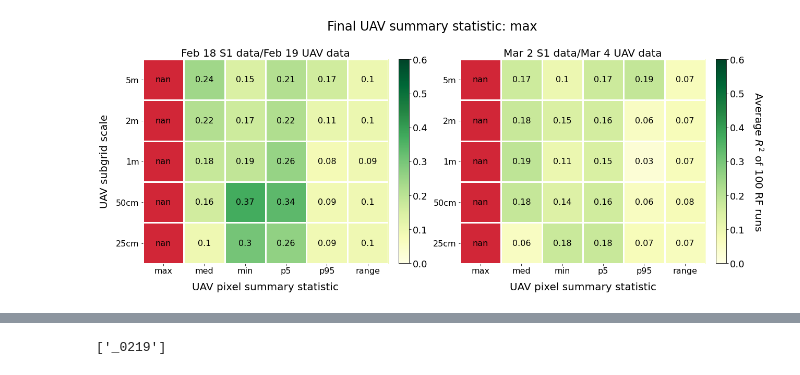
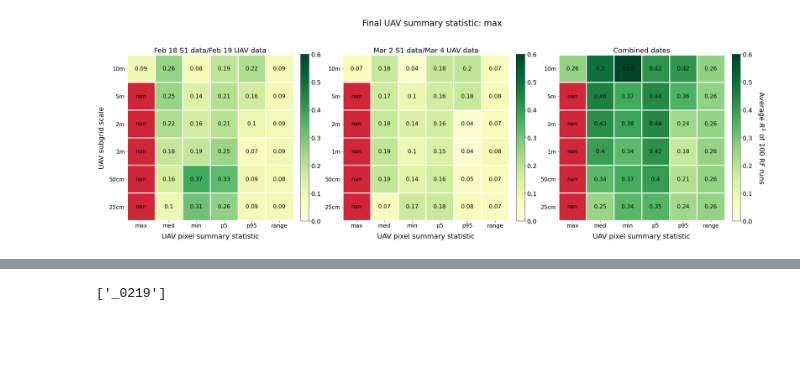
Before and after one commit to rpalomaki/iceroughness_RF, a Jupyter notebook: figures.ipynb, the cells around one changed output, grey strips where cells are left out. Saved outputs shown, nothing was run; the diff lists cells and outputs as text; code cells hidden in the pictures; blank space fills up the shorter version.

```diff
--- a/figures.ipynb
+++ b/figures.ipynb
@@ -102,5 +104,5 @@ files_0302
 # %%
-s1_unit = 'raw_power'
+s1_unit = 'dB'
 second_stat = 'max'
 
 metrics_dir = 'output/rf_metrics/single_date'
@@ -120,6 +122,19 @@ zonal_0302 = [f for f in metrics_0302 if 'zonal' in f]
 subset_0219 = [f for f in zonal_0219 if second_stat in f.split('.')[0].split('_')[-1]]
 subset_0302 = [f for f in zonal_0302 if second_stat in f.split('.')[0].split('_')[-1]]
 
+ind = ['10m','5m','2m','1m','50cm','25cm']
+cols = ['max','med','min','p5','p95','range']
+df_0219 = pd.DataFrame(index=ind, columns=cols, dtype=float)
+df_0302 = pd.DataFrame(index=ind, columns=cols, dtype=float)
+df_multi = pd.DataFrame(index=ind, columns=cols, dtype=float)
+
+# Add in 10m filenames
+files_10m_0219 = [f'{metrics_dir}/0219/func_test_{s1_unit}_zonal_0219_10m_{i}.csv' for i in cols]
+files_10m_0302 = [f'{metrics_dir}/0302/func_test_{s1_unit}_zonal_0304_10m_{i}.csv' for i in cols]
+subset_0219 = files_10m_0219 + subset_0219
+subset_0302 = files_10m_0302 + subset_0302
+
+
 def single_to_multi(s):
     parts = s.split(re.findall(r'_\d{4}', s)[0])
     full = parts[0] + parts[1]
@@ -129,11 +144,6 @@ def single_to_multi(s):
 
 subset_multi = [single_to_multi(f) for f in subset_0219]
 
-ind = ['5m','2m','1m','50cm','25cm']
-cols = ['max','med','min','p5','p95','range']
-df_0219 = pd.DataFrame(index=ind, columns=cols, dtype=float)
-df_0302 = pd.DataFrame(index=ind, columns=cols, dtype=float)
-df_multi = pd.DataFrame(index=ind, columns=cols, dtype=float)
 
 for f0219, f0302, fmulti in zip(subset_0219, subset_0302, subset_multi):
     data_0219 = pd.read_csv(f0219, index_col=0)
@@ -143,7 +153,10 @@ for f0219, f0302, fmulti in zip(subset_0219, subset_0302, subset_multi):
     r2_0302 = data_0302['r2'].mean()
     r2_multi = data_multi['r2'].mean()
     scale = re.findall(r'_\d{1,2}[a-z]{1,2}_', f0219)[0].split('_')[1]
-    stat = f0219.split('_')[-2]
+    if scale == '10m':
+        stat = f0219.split('_')[-1].split('.')[0]
+    else:
+        stat = f0219.split('_')[-2]
     df_0219.loc[scale, stat] = r2_0219
     df_0302.loc[scale, stat] = r2_0302
     df_multi.loc[scale, stat] = r2_multi
@@ -153,9 +166,9 @@ cmap = plt.get_cmap('YlGn')#.set_bad('#d12637')
 vmin = 0
 vmax = 0.6
 
-dfs = [df_0219, df_0302]#, df_multi]
+dfs = [df_0219, df_0302, df_multi]
 titles = ['Feb 18 S1 data/Feb 19 UAV data', 'Mar 2 S1 data/Mar 4 UAV data', 'Combined dates']
-fig, ax = plt.subplots(1, len(dfs), figsize=(9*len(dfs),8))
+fig, ax = plt.subplots(1, len(dfs), figsize=(9*len(dfs),10))
 fig.suptitle(f'Final UAV summary statistic: {second_stat}', fontsize=24, y=0.95)
 j = 0
 
@@ -172,32 +185,32 @@ for df in dfs:
     cbar_ratio = df.shape[0]/df.shape[1]
     cbar = plt.colorbar(im, ax=ax[j], fraction=0.046*cbar_ratio, pad=0.04)
     cbar.ax.tick_params(labelsize=18)
     if j == len(dfs)-1:
         cbar.ax.set_ylabel('Average $R^2$ of 100 RF runs', rotation=-90,
                            va='bottom', fontsize=20, labelpad=12)
 
 
     for i in range(len(ind)):
         for k in range(len(cols)):
             text = ax[j].text(k, i, df.iloc[i, k].round(2), fontsize=16,
                         ha='center', va='center', color='k')
 
     ax[j].spines['bottom'].set_visible(False)
     ax[j].spines['top'].set_visible(False)
     ax[j].spines['left'].set_visible(False)
     ax[j].spines['right'].set_visible(False)
 
     ax[j].set_xlabel('UAV pixel summary statistic', fontsize=20, labelpad=14)
     if j == 0:
         ax[j].set_ylabel('UAV subgrid scale', fontsize=20, labelpad=12)
 
 
     ax[j].set_title(titles[j], fontsize=20)
     j += 1
 
 plt.tight_layout()
 
-fig.savefig(f'output/figures/heatmap/single_date_comparison_{second_stat}_{s1_unit}.png',
+fig.savefig(f'output/figures/heatmap/full_comparison_{second_stat}_{s1_unit}.png',
             facecolor='white', dpi=300)
 # %% [output]
-[figure, old version]
+[figure, new version]
```
Also changed, not shown: parts of 4 cells of this notebook, 3 other files.
